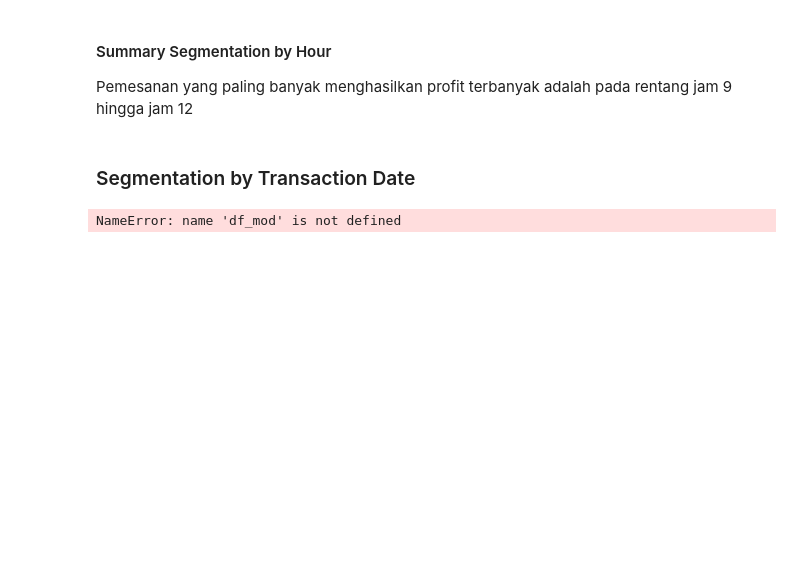
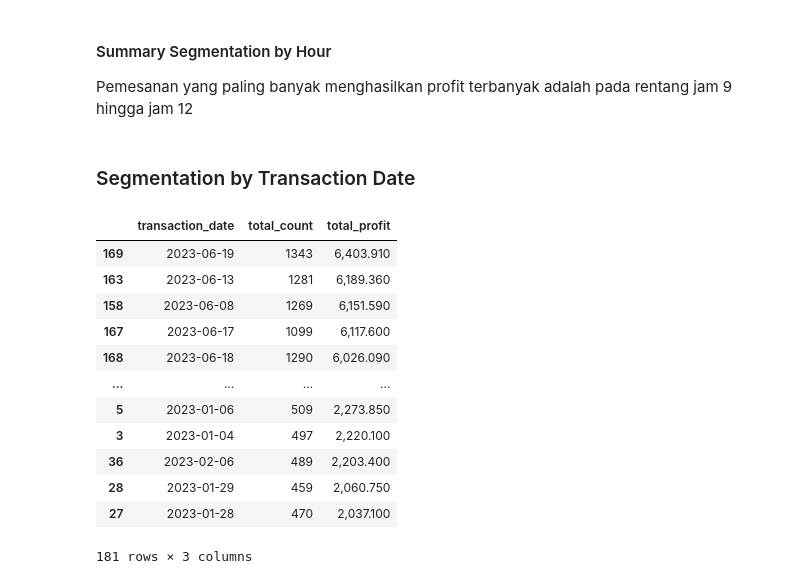
Before and after one commit to Beyoojn/coffeeshop_insightsample, a Jupyter notebook: coffeeshop_insight_using_py.ipynb, the cells around one changed output. Drawn from its saved outputs; the diff is of its cells as text; code cells hidden in the pictures; blank space fills up the shorter version.

```diff
--- a/coffeeshop_insight_using_py.ipynb
+++ b/coffeeshop_insight_using_py.ipynb
@@ -490,12 +495,24 @@ Pemesanan yang paling banyak menghasilkan profit terbanyak adalah pada rentang j
 # %% [markdown]
 ### Segmentation by Transaction Date
 # %%
-date_segment = df_mod.groupby([
+date_segment = df.groupby([
     'transaction_date'
 ]).agg({
     'product_category':'count',
     'Total_Bill':'sum'
 }).rename(columns=({'product_category':'total_count', 'Total_Bill':'total_profit'})).reset_index()
 date_segment.sort_values(by='total_profit', ascending=False)
 # %% [output]
+|  | transaction_date | total_count | total_profit |
+| 169 | 2023-06-19 | 1343 | 6,403.910 |
+| 163 | 2023-06-13 | 1281 | 6,189.360 |
+| 158 | 2023-06-08 | 1269 | 6,151.590 |
+| 167 | 2023-06-17 | 1099 | 6,117.600 |
+| 168 | 2023-06-18 | 1290 | 6,026.090 |
+| ... | ... | ... | ... |
+| 5 | 2023-01-06 | 509 | 2,273.850 |
+| 3 | 2023-01-04 | 497 | 2,220.100 |
+| 36 | 2023-02-06 | 489 | 2,203.400 |
+| 28 | 2023-01-29 | 459 | 2,060.750 |
+| 27 | 2023-01-28 | 470 | 2,037.100 |
-NameError: name 'df_mod' is not defined
+181 rows × 3 columns
```
Also changed, not shown: parts of 5 cells of this notebook.
